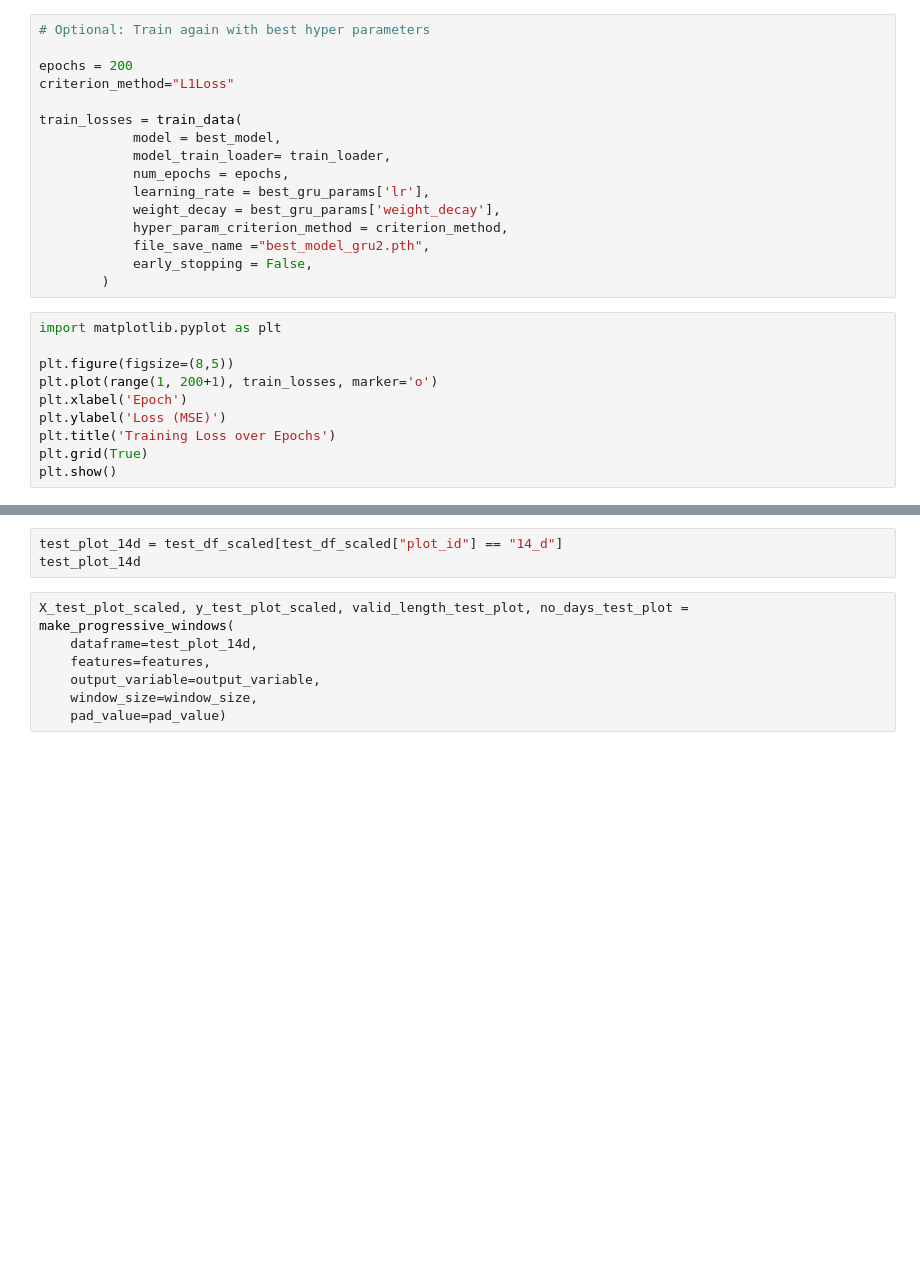
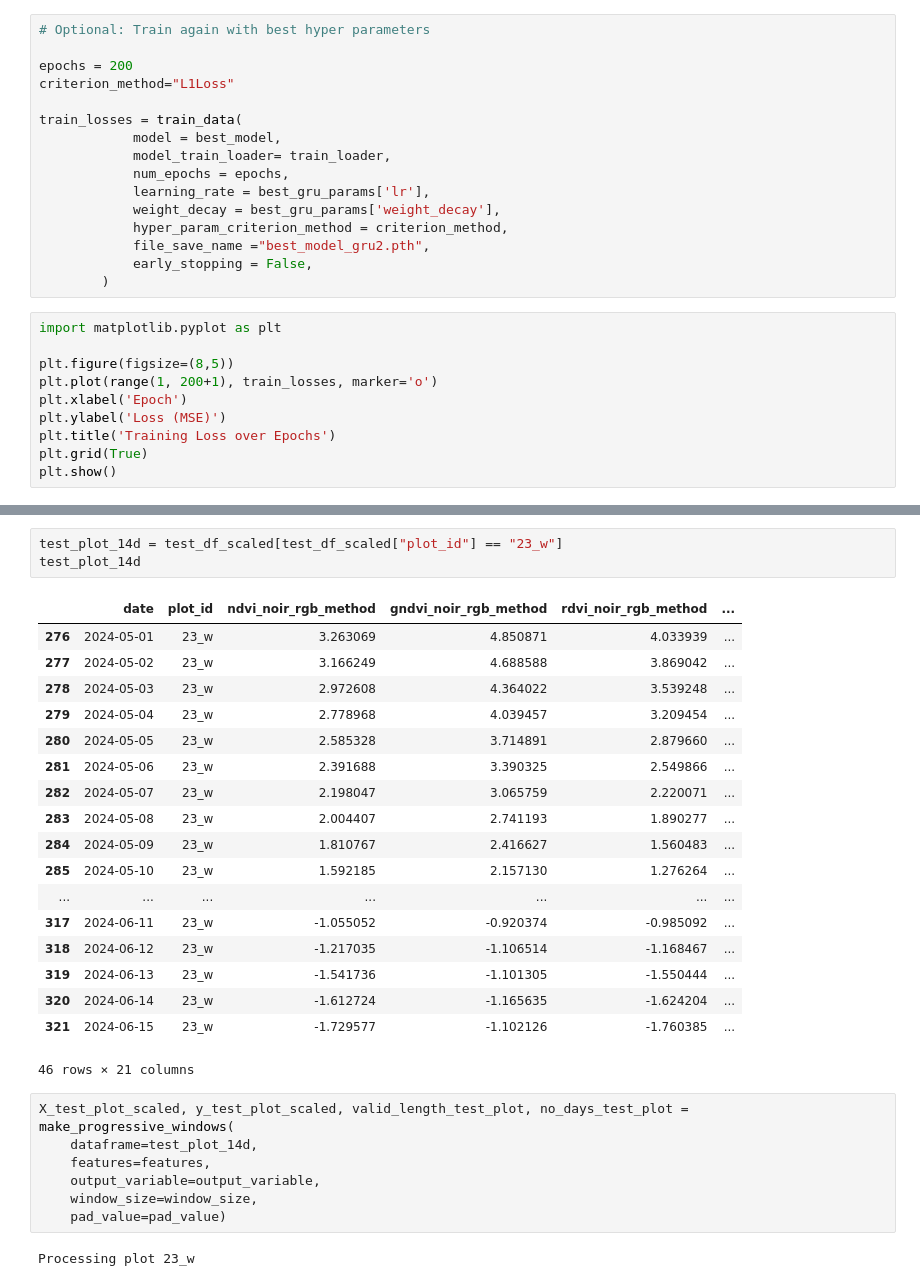
Before and after one commit to lochanamalt/IoT-data-yield-prediction, a Jupyter notebook: gru-pytorch-progressing_window_dataset_v3_only_vis.ipynb, the cells around one changed output, grey strips where cells are left out. Cells and saved outputs as stored; diff of their text form; blank space fills up the shorter version.

```diff
--- a/gru-pytorch-progressing_window_dataset_v3_only_vis.ipynb
+++ b/gru-pytorch-progressing_window_dataset_v3_only_vis.ipynb
@@ -501,6 +582,25 @@ plot_mse(test_mse, total_n_days)
 # %%
-test_plot_14d = test_df_scaled[test_df_scaled["plot_id"] == "14_d"]
+test_plot_14d = test_df_scaled[test_df_scaled["plot_id"] == "23_w"]
 test_plot_14d
+# %% [output]
+|  | date | plot_id | ndvi_noir_rgb_method | gndvi_noir_rgb_method | rdvi_noir_rgb_method | ... |
+| 276 | 2024-05-01 | 23_w | 3.263069 | 4.850871 | 4.033939 | ... |
+| 277 | 2024-05-02 | 23_w | 3.166249 | 4.688588 | 3.869042 | ... |
+| 278 | 2024-05-03 | 23_w | 2.972608 | 4.364022 | 3.539248 | ... |
+| 279 | 2024-05-04 | 23_w | 2.778968 | 4.039457 | 3.209454 | ... |
+| 280 | 2024-05-05 | 23_w | 2.585328 | 3.714891 | 2.879660 | ... |
+| 281 | 2024-05-06 | 23_w | 2.391688 | 3.390325 | 2.549866 | ... |
+| 282 | 2024-05-07 | 23_w | 2.198047 | 3.065759 | 2.220071 | ... |
+| 283 | 2024-05-08 | 23_w | 2.004407 | 2.741193 | 1.890277 | ... |
+| 284 | 2024-05-09 | 23_w | 1.810767 | 2.416627 | 1.560483 | ... |
+| 285 | 2024-05-10 | 23_w | 1.592185 | 2.157130 | 1.276264 | ... |
+| ... | ... | ... | ... | ... | ... | ... |
+| 317 | 2024-06-11 | 23_w | -1.055052 | -0.920374 | -0.985092 | ... |
+| 318 | 2024-06-12 | 23_w | -1.217035 | -1.106514 | -1.168467 | ... |
+| 319 | 2024-06-13 | 23_w | -1.541736 | -1.101305 | -1.550444 | ... |
+| 320 | 2024-06-14 | 23_w | -1.612724 | -1.165635 | -1.624204 | ... |
+| 321 | 2024-06-15 | 23_w | -1.729577 | -1.102126 | -1.760385 | ... |
+46 rows × 21 columns
 # %%
 X_test_plot_scaled, y_test_plot_scaled, valid_length_test_plot, no_days_test_plot = make_progressive_windows(
     dataframe=test_plot_14d,
@@ -508,6 +608,8 @@ X_test_plot_scaled, y_test_plot_scaled, valid_length_test_plot, no_days_test_plo
     output_variable=output_variable,
     window_size=window_size,
     pad_value=pad_value)
+# %% [output]
+Processing plot 23_w
 # %%
 total_n_days = 46 # (from may 1st to June 15th)
 
```
Also changed, not shown: parts of 12 cells of this notebook, 1 other file.
